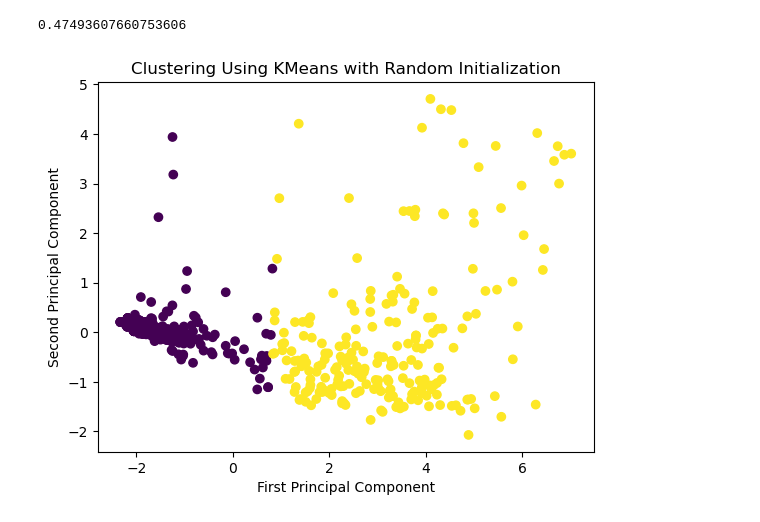
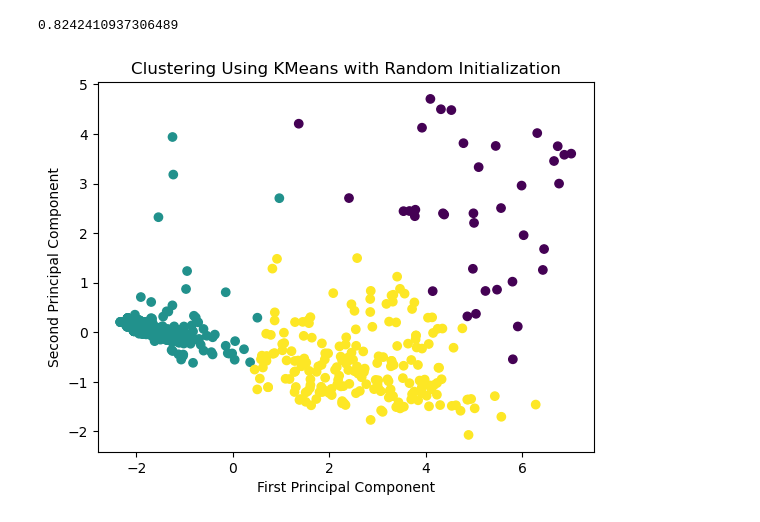
Before and after one commit to SciGuyTy/CSCI347FinalProject, a Jupyter notebook: Experiment.ipynb, the cells around one changed output. Saved outputs shown, nothing was run; the diff lists cells and outputs as text; code cells hidden in the pictures.

```diff
--- a/Experiment.ipynb
+++ b/Experiment.ipynb
@@ -47,30 +34,36 @@ Name: class, Length: 683, dtype: int64
 pca_transformer = PCA(n_components=2)
 transformed_data = pca_transformer.fit_transform(pp.data)
 # %%
-# Verify that Two Clusters is Ideal
+# Verify that two clusters is ideal
 
-num_clusters = 2
+num_clusters = 3
+num_iter = 100
 # %%
 ### Fit the KMeans Algorithm ###
 
 # Create and apply KMeans transformer
-kmeans_transformer = KMeans(num_clusters, 0.001)
-kmeans_transformer.fit(np.array(transformed_data))
+total_f1 = 0
 
-# Compute F1 score
-kmeans_f1_score = Utilities.f_score(pp.response.to_numpy(), kmeans_transformer.cluster_assignment)
+for i in range(num_iter):
+    kmeans_transformer = KMeans(num_clusters, 0.001)
+    kmeans_transformer.fit(np.array(transformed_data))
 
-print(kmeans_f1_score)
+    # Compute F1 score
+    kmeans_f1_score = Utilities.f_score(pp.response.to_numpy(), kmeans_transformer.cluster_assignment)
+
+    total_f1 += kmeans_f1_score
+
+print(total_f1 / num_iter)
 
 # Plot the clustering
 plt.scatter(transformed_data[:,0], transformed_data[:,1], c=kmeans_transformer.cluster_assignment)
 plt.title("Clustering Using KMeans with Random Initialization")
 plt.xlabel("First Principal Component")
 plt.ylabel("Second Principal Component")
 plt.show()
 # %% [output]
-0.47493607660753606
+0.8242410937306489
-[figure, old version]
+[figure, new version]
 # %%
 ### Fit the KMeans++ Algorithm ###
 
```
Also changed, not shown: parts of 2 cells of this notebook, 1 other file.
